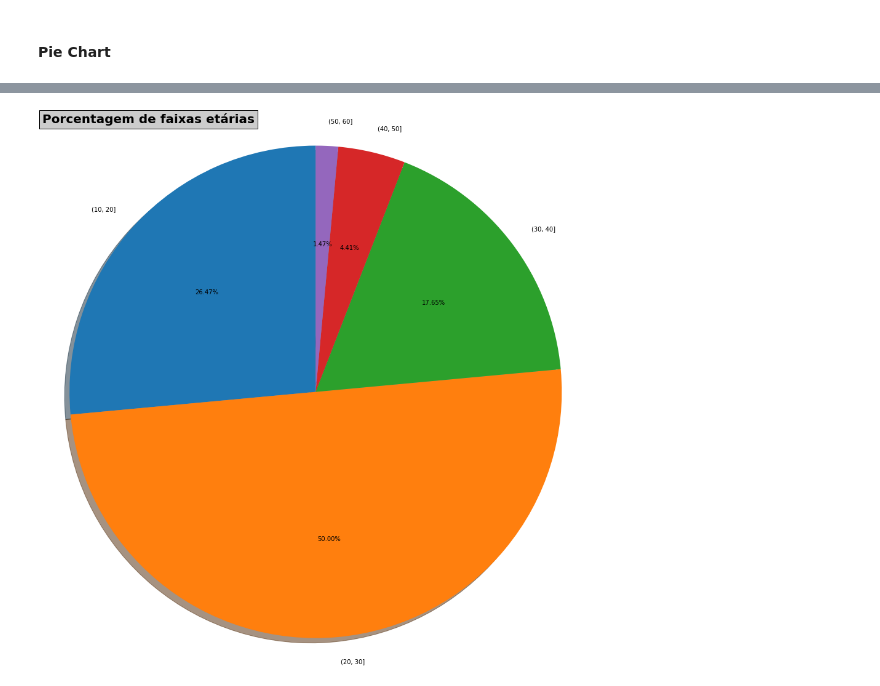
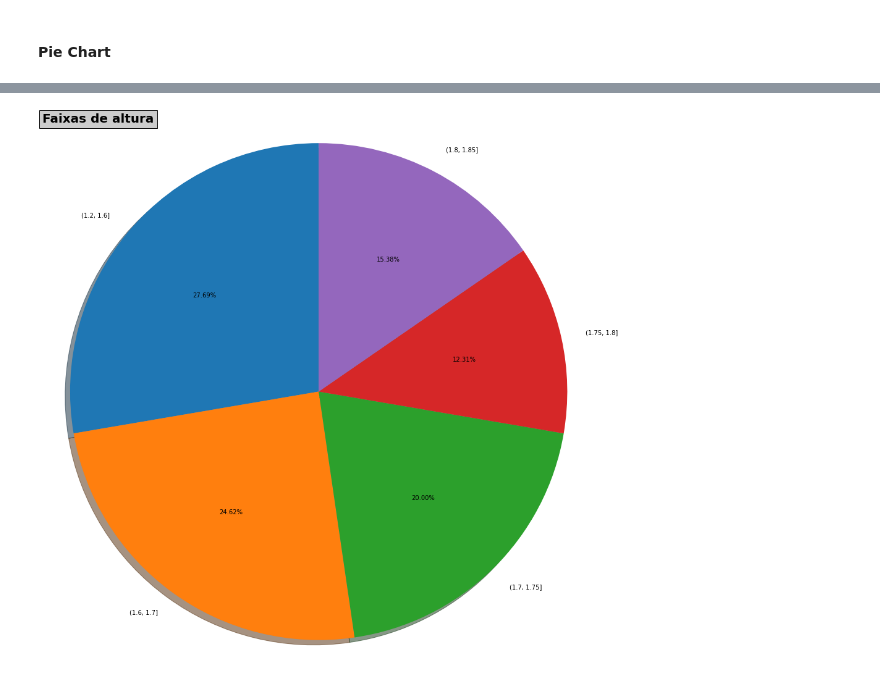
Before and after one commit to brenoslivio/Statistics-Python, a Jupyter notebook: 1-DescriptiveAnalysis/1_DescriptiveAnalysis.ipynb, the cells around one changed output, grey strips where cells are left out. Saved outputs shown, nothing was run; the diff lists cells and outputs as text; code cells hidden in the pictures.

Commit message:
Pie charts complete

```diff
--- a/1-DescriptiveAnalysis/1_DescriptiveAnalysis.ipynb
+++ b/1-DescriptiveAnalysis/1_DescriptiveAnalysis.ipynb
@@ -167,7 +167,7 @@ dfPoll = pd.read_csv("https://raw.githubusercontent.com/brenoslivio/Statistics-P
     na_values="",
 )
 
-dfPoll.columns =['age', 'height_m', 'weight_kg', 'sex', 'schooling', 'state', 'brothers_you', 'family_members', 'work_study', 'freq_activity']
+dfPoll.columns =['age', 'height_m', 'weight_kg', 'sex', 'schooling', 'state', 'brothersplus_you', 'family_members', 'work_study', 'freq_activity']
 
 dfPoll
 # %% [output]
@@ -316,14 +300,14 @@ dfPoll
 # %%
-ranges = [10, 20, 30, 40, 50, 60]
-age = dfPoll['age'].groupby(pd.cut(dfPoll['age'], ranges)).count()
+ranges = [1.2, 1.6, 1.7, 1.75, 1.8, 1.85]
+height = dfPoll['height_m'].groupby(pd.cut(dfPoll['height_m'], ranges)).count()
 
 fig = plt.gcf()
 fig.set_size_inches(16, 16)
-plt.pie(age, labels = age.index, autopct = '%1.2f%%', shadow = True, startangle = 90)
-plt.title("Porcentagem de faixas etárias", fontweight = 'bold', fontsize = '20', loc = 'left', bbox={'facecolor':'0.8', 'pad':5})
+plt.pie(height, labels = height.index, autopct = '%1.2f%%', shadow = True, startangle = 90)
+plt.title("Faixas de altura", fontweight = 'bold', fontsize = '20', loc = 'left', bbox={'facecolor':'0.8', 'pad':5})
 plt.axis('equal')
 
 plt.show()
 # %% [output]
-[figure, old version]
+[figure, new version]
 # %%
```
Also changed, not shown: parts of 16 cells of this notebook.
